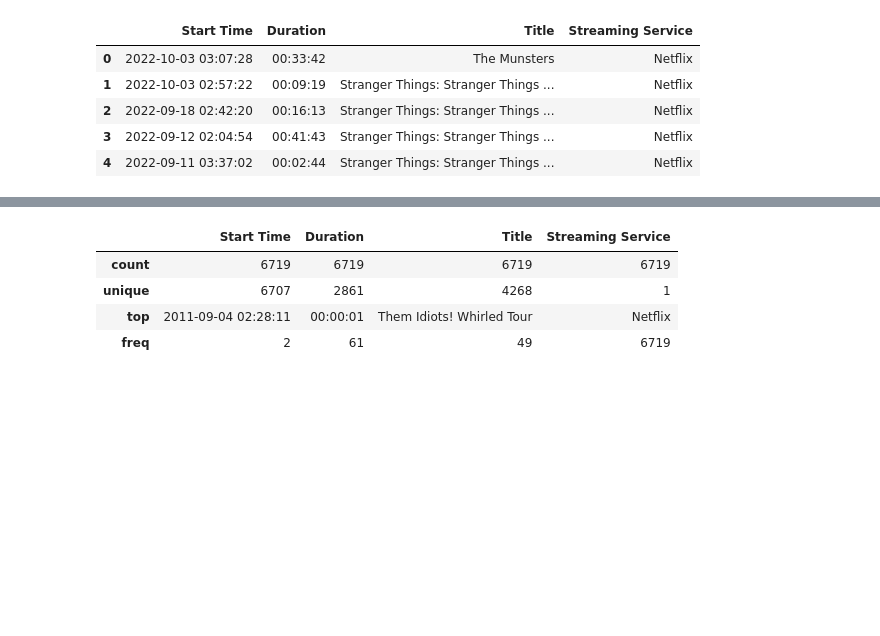
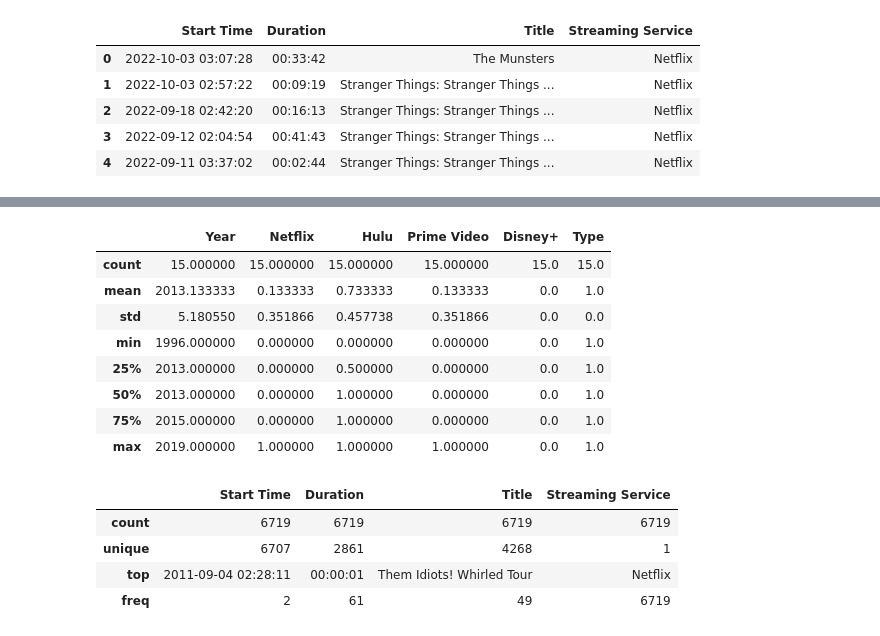
Before and after one commit to istarlet/netflix_viewing_habits, a Jupyter notebook: netflix.ipynb, the cells around one changed output, grey strips where cells are left out. Drawn from its saved outputs; the diff is of its cells as text; code cells hidden in the pictures; blank space fills up the shorter version.

```diff
--- a/netflix.ipynb
+++ b/netflix.ipynb
@@ -45,3 +45,12 @@ hulu.head()
 | 2 | Hello, Darkness | Only Murders in the Building | 2.0 | 30 Oct 2022 21:03:54 | Hulu |
 | 3 | Flipping the Pieces | Only Murders in the Building | 2.0 | 30 Oct 2022 05:48:28 | Hulu |
 | 4 | Performance Review | Only Murders in the Building | 2.0 | 30 Oct 2022 05:12:27 | Hulu |
+# %%
+# Fix the column names in the dataframe
+fixed_columns = {
+    "Series Name":"Title"
+}
+
+# Check column names are displaying correctly
+hulu.rename(columns=fixed_columns, inplace=True)
+hulu.head()
@@ -98,0 +167,5 @@ ashley_netflix.head()
+# %%
+# Merge datasets
+tv_movies = pd.merge(hulu, streaming_services, how="inner", on="Title")
+
+tv_movies.head()
@@ -99,3 +179,15 @@ ashley_netflix.head()
+# %%
+tv_movies.describe()
+# %% [output]
+|  | Year | Netflix | Hulu | Prime Video | Disney+ | Type |
+| count | 15.000000 | 15.000000 | 15.000000 | 15.000000 | 15.0 | 15.0 |
+| mean | 2013.133333 | 0.133333 | 0.733333 | 0.133333 | 0.0 | 1.0 |
+| std | 5.180550 | 0.351866 | 0.457738 | 0.351866 | 0.0 | 0.0 |
+| min | 1996.000000 | 0.000000 | 0.000000 | 0.000000 | 0.0 | 1.0 |
+| 25% | 2013.000000 | 0.000000 | 0.500000 | 0.000000 | 0.0 | 1.0 |
+| 50% | 2013.000000 | 0.000000 | 1.000000 | 0.000000 | 0.0 | 1.0 |
+| 75% | 2015.000000 | 0.000000 | 1.000000 | 0.000000 | 0.0 | 1.0 |
+| max | 2019.000000 | 1.000000 | 1.000000 | 1.000000 | 0.0 | 1.0 |
 # %%
 ashley_netflix.describe()
 # %% [output]
```
Also changed, not shown: parts of 8 cells of this notebook.
